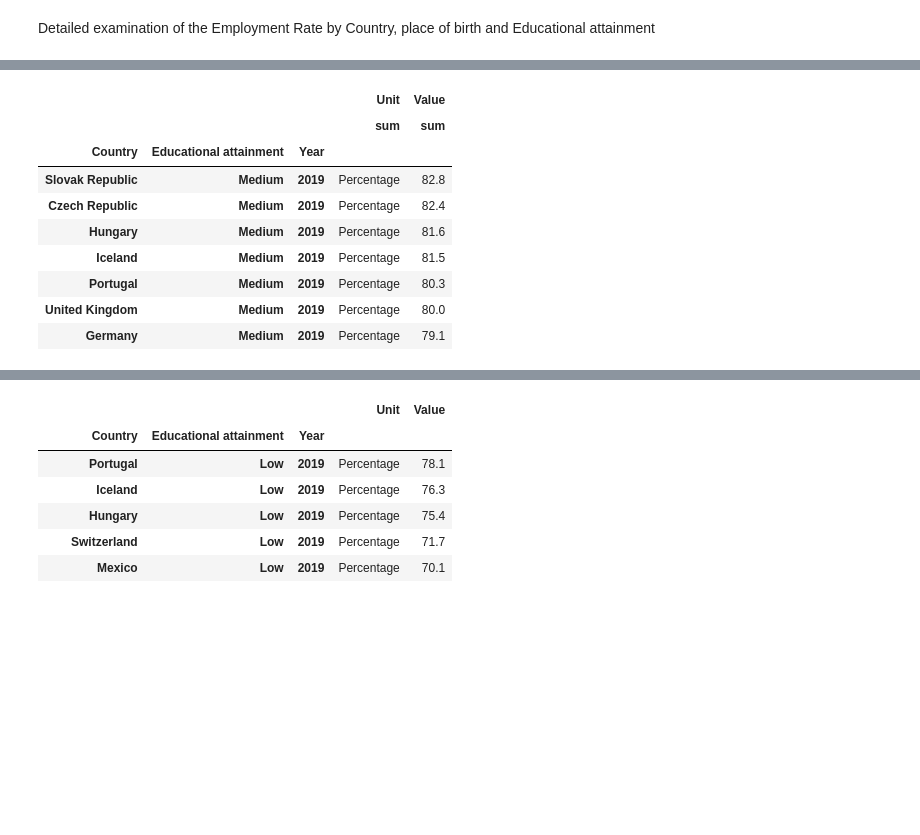
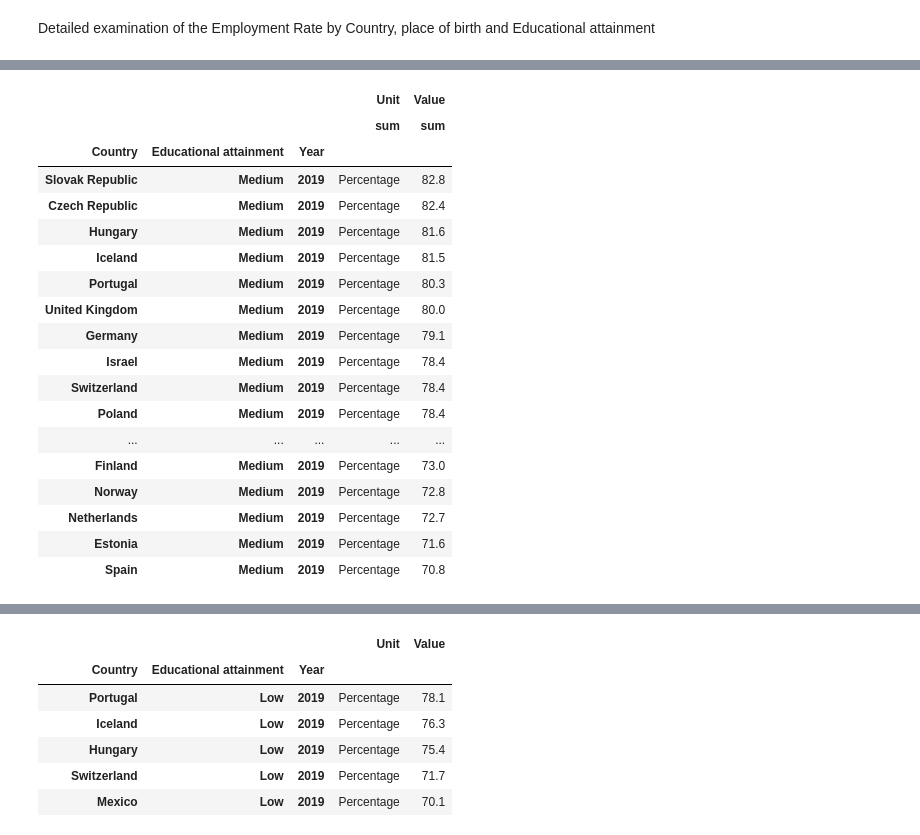
Before and after one commit to sergioabz/mid_project, a Jupyter notebook: notebooks/Cont_Analysis_midbootcamp_project.ipynb, the cells around one changed output, grey strips where cells are left out. Saved outputs shown, nothing was run; the diff lists cells and outputs as text; code cells hidden in the pictures; blank space fills up the shorter version.

```diff
--- a/notebooks/Cont_Analysis_midbootcamp_project.ipynb
+++ b/notebooks/Cont_Analysis_midbootcamp_project.ipynb
@@ -68,7 +68,7 @@ def emp_rate_edu (data: pd.DataFrame, place_of_birth: object, Educational_attain
 
 
 
-    max_immi2 = max_immi1.sort_values(by = ('Value', 'sum'), ascending=False).head(7)
+    max_immi2 = max_immi1.sort_values(by = ('Value', 'sum'), ascending=False).head(20)
 
 
     return max_immi2
@@ -89,19 +167,28 @@ data_1
 # %%
 data_1.columns = data_1.columns.droplevel(1)
 # %%
-data_2 = emp_rate_edu(data, 'Foreign-born', 'Medium', 2019)
-data_2
+data_Medium_2019 = emp_rate_edu(data, 'Foreign-born', 'Medium', 2019)
+data_Medium_2019
 # %% [output]
 |  |  |  | Unit | Value |
 |  |  |  | sum | sum |
 | Country | Educational attainment | Year |  |  |
 | Slovak Republic | Medium | 2019 | Percentage | 82.8 |
 | Czech Republic | Medium | 2019 | Percentage | 82.4 |
 | Hungary | Medium | 2019 | Percentage | 81.6 |
 | Iceland | Medium | 2019 | Percentage | 81.5 |
 | Portugal | Medium | 2019 | Percentage | 80.3 |
 | United Kingdom | Medium | 2019 | Percentage | 80.0 |
 | Germany | Medium | 2019 | Percentage | 79.1 |
+| Israel | Medium | 2019 | Percentage | 78.4 |
+| Switzerland | Medium | 2019 | Percentage | 78.4 |
+| Poland | Medium | 2019 | Percentage | 78.4 |
+| ... | ... | ... | ... | ... |
+| Finland | Medium | 2019 | Percentage | 73.0 |
+| Norway | Medium | 2019 | Percentage | 72.8 |
+| Netherlands | Medium | 2019 | Percentage | 72.7 |
+| Estonia | Medium | 2019 | Percentage | 71.6 |
+| Spain | Medium | 2019 | Percentage | 70.8 |
 # %%
 data_2.columns = data_2.columns.droplevel(1)
 # %%
```
Also changed, not shown: parts of 5 cells of this notebook, 1 other file.
